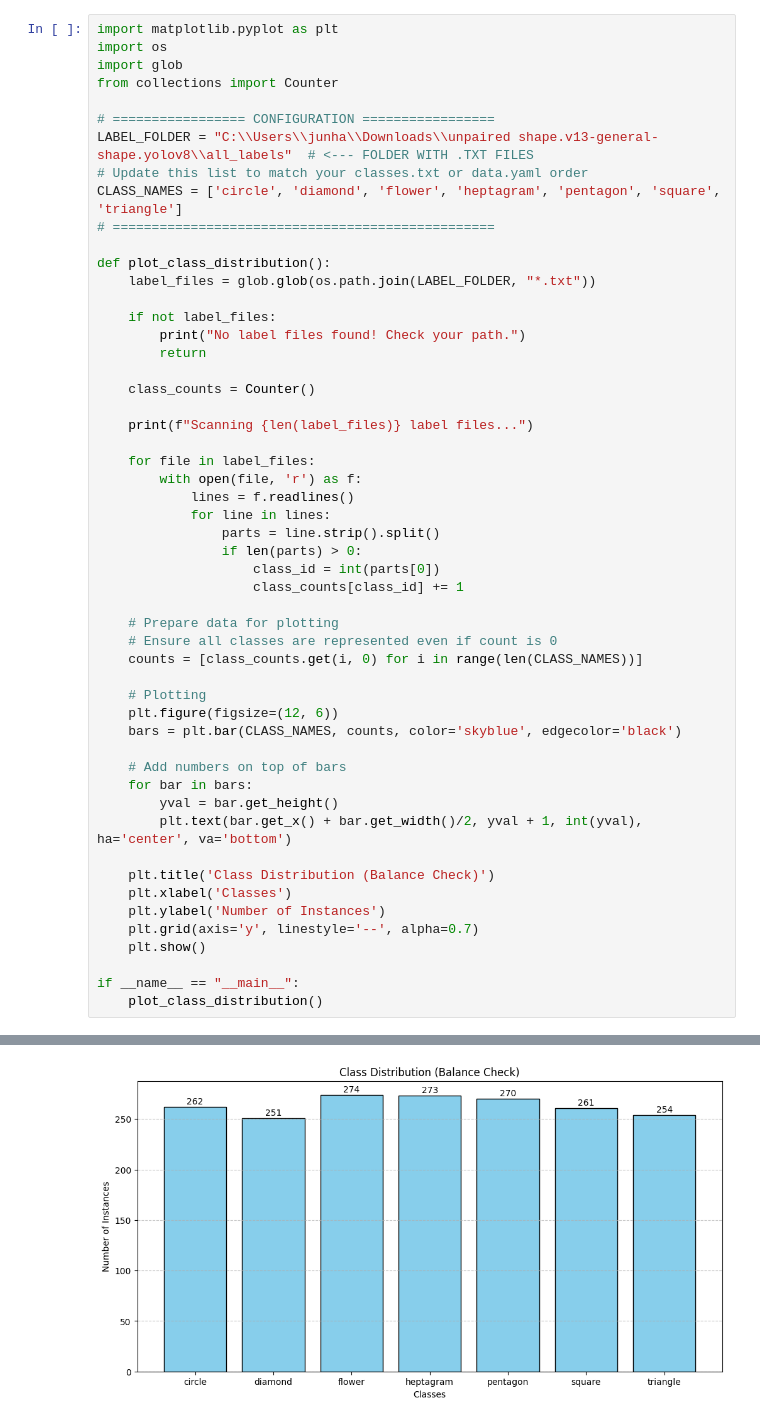
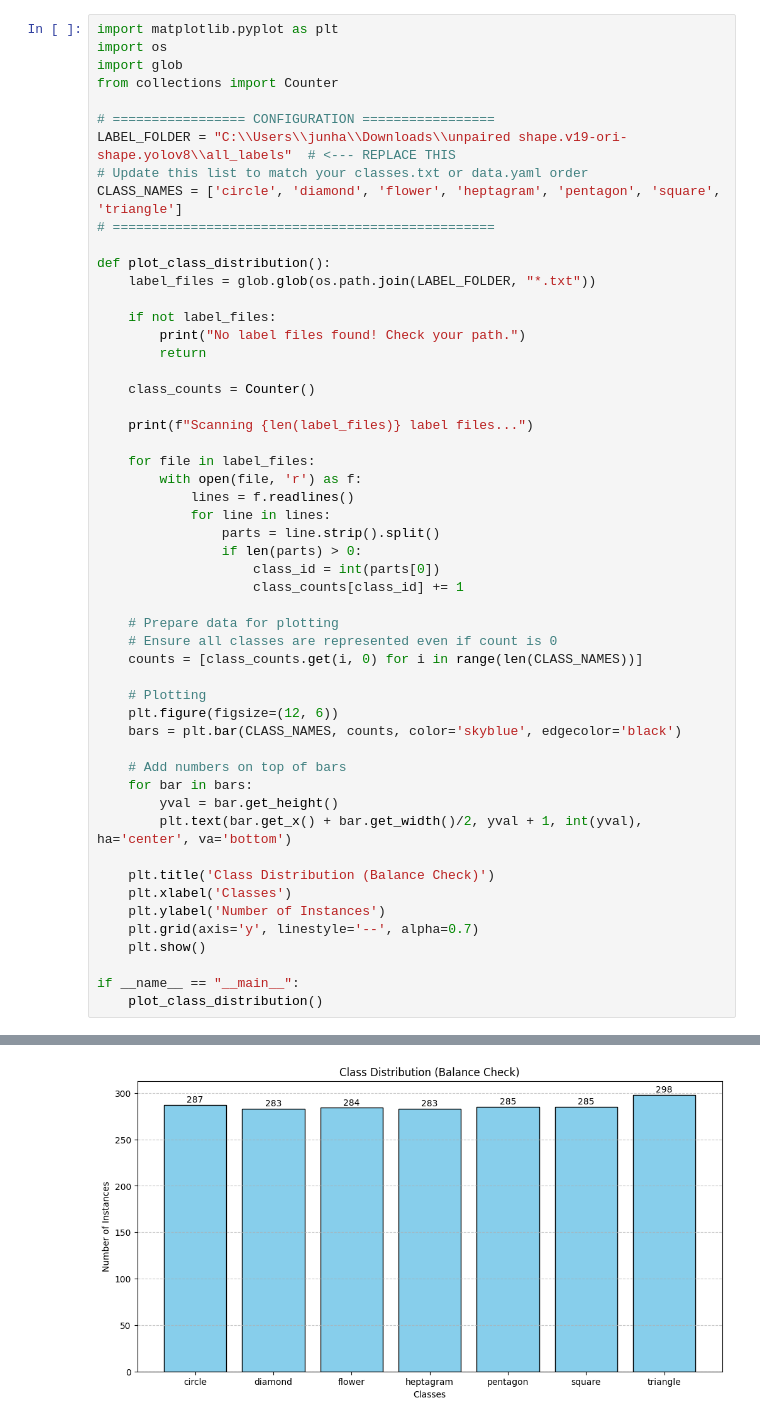
Before and after one commit to Junhan12/hcaptcha-solver, a Jupyter notebook: eda.ipynb, the cells around one changed output, grey strips where cells are left out. Cells and saved outputs as stored; diff of their text form.

```diff
--- a/eda.ipynb
+++ b/eda.ipynb
@@ -240,7 +217,7 @@ import glob
 from collections import Counter
 
 # ================= CONFIGURATION =================
-LABEL_FOLDER = "C:\\Users\\junha\\Downloads\\unpaired shape.v13-general-shape.yolov8\\all_labels"  # <--- FOLDER WITH .TXT FILES
+LABEL_FOLDER = "C:\\Users\\junha\\Downloads\\unpaired shape.v19-ori-shape.yolov8\\all_labels"  # <--- REPLACE THIS
 # Update this list to match your classes.txt or data.yaml order
 CLASS_NAMES = ['circle', 'diamond', 'flower', 'heptagram', 'pentagon', 'square', 'triangle']
 # =================================================
@@ -291,4 +268,4 @@ Scanning 370 label files...
-[figure, old version]
+[figure, new version]
 # %%
 import matplotlib.pyplot as plt
 import os
```
Also changed, not shown: parts of 7 cells of this notebook, 10 other files.
